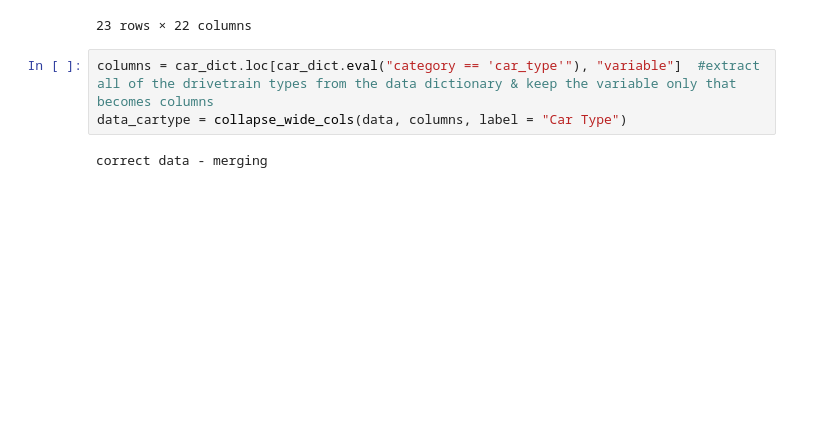
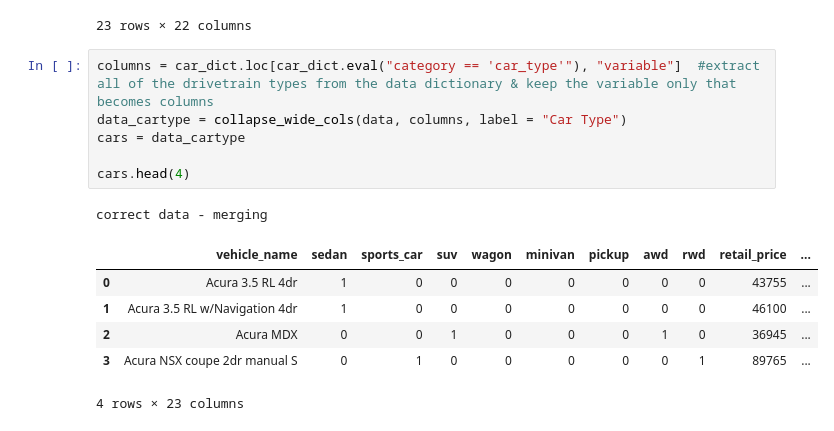
Before and after one commit to emcbride09/Lin_reg_car_data_project, a Jupyter notebook: 3-feature engineering.ipynb, the cells around one changed output. Cells and saved outputs as stored; diff of their text form; blank space fills up the shorter version.

```diff
--- a/3-feature engineering.ipynb
+++ b/3-feature engineering.ipynb
@@ -155,5 +155,14 @@ cardata.head(23)
 # %%
 columns = car_dict.loc[car_dict.eval("category == 'car_type'"), "variable"]  #extract all of the drivetrain types from the data dictionary & keep the variable only that becomes columns
 data_cartype = collapse_wide_cols(data, columns, label = "Car Type")
+cars = data_cartype
+
+cars.head(4)
 # %% [output]
 correct data - merging
+|  | vehicle_name | sedan | sports_car | suv | wagon | minivan | pickup | awd | rwd | retail_price | ... |
+| 0 | Acura 3.5 RL 4dr | 1 | 0 | 0 | 0 | 0 | 0 | 0 | 0 | 43755 | ... |
+| 1 | Acura 3.5 RL w/Navigation 4dr | 1 | 0 | 0 | 0 | 0 | 0 | 0 | 0 | 46100 | ... |
+| 2 | Acura MDX | 0 | 0 | 1 | 0 | 0 | 0 | 1 | 0 | 36945 | ... |
+| 3 | Acura NSX coupe 2dr manual S | 0 | 1 | 0 | 0 | 0 | 0 | 0 | 1 | 89765 | ... |
+4 rows × 23 columns
```
Also changed, not shown: parts of 11 cells of this notebook, 2 other files.
